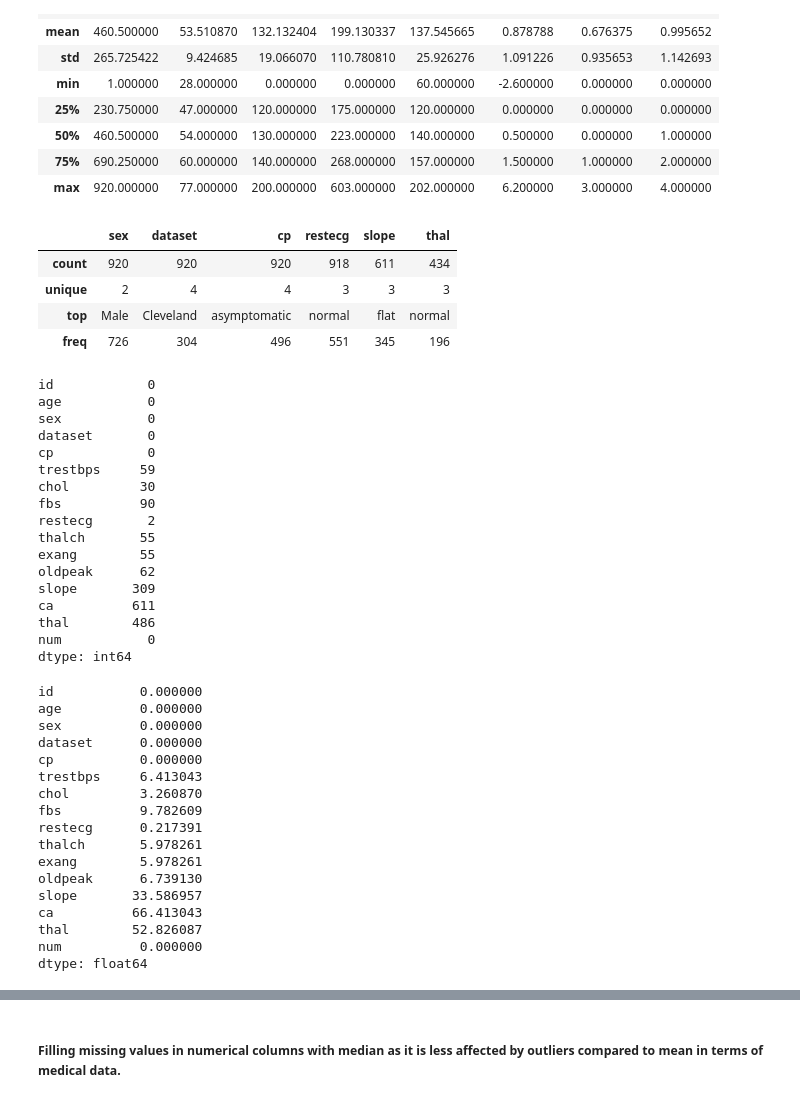
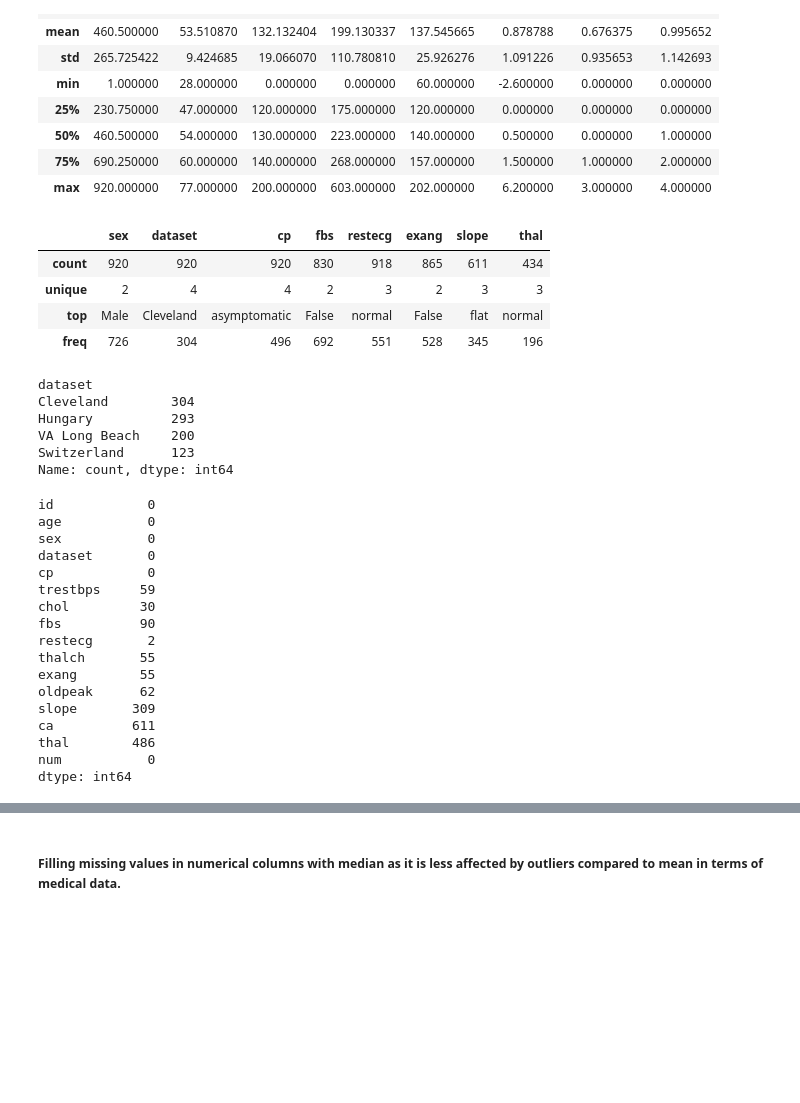
Before and after one commit to Data200-Jan2026/project-clueless, a Jupyter notebook: WeeklyDeliverables/ExploratoryDataAnalysis.ipynb, the cells around one changed output, grey strips where cells are left out. Saved outputs shown, nothing was run; the diff lists cells and outputs as text; code cells hidden in the pictures; blank space fills up the shorter version.

```diff
--- a/WeeklyDeliverables/ExploratoryDataAnalysis.ipynb
+++ b/WeeklyDeliverables/ExploratoryDataAnalysis.ipynb
@@ -68,17 +68,25 @@ df.describe()
 | 75% | 690.250000 | 60.000000 | 140.000000 | 268.000000 | 157.000000 | 1.500000 | 1.000000 | 2.000000 |
 | max | 920.000000 | 77.000000 | 200.000000 | 603.000000 | 202.000000 | 6.200000 | 3.000000 | 4.000000 |
 # %%
-df.describe(include="str")
+df.describe(include="object")
 # %% [output]
-|  | sex | dataset | cp | restecg | slope | thal |
-| count | 920 | 920 | 920 | 918 | 611 | 434 |
-| unique | 2 | 4 | 4 | 3 | 3 | 3 |
-| top | Male | Cleveland | asymptomatic | normal | flat | normal |
-| freq | 726 | 304 | 496 | 551 | 345 | 196 |
+|  | sex | dataset | cp | fbs | restecg | exang | slope | thal |
+| count | 920 | 920 | 920 | 830 | 918 | 865 | 611 | 434 |
+| unique | 2 | 4 | 4 | 2 | 3 | 2 | 3 | 3 |
+| top | Male | Cleveland | asymptomatic | False | normal | False | flat | normal |
+| freq | 726 | 304 | 496 | 692 | 551 | 528 | 345 | 196 |
+# %%
+df['dataset'].value_counts()
+# %% [output]
+dataset
+Cleveland        304
+Hungary          293
+VA Long Beach    200
+Switzerland      123
+Name: count, dtype: int64
 # %%
 missing_values = df.isna().sum()
 display(missing_values)
-print(f"{missing_values/len(df)*100}")
 # %% [output]
 id            0
 age           0
@@ -97,20 +105,3 @@ ca          611
 thal        486
 num           0
 dtype: int64
-id           0.000000
-age          0.000000
-sex          0.000000
-dataset      0.000000
-cp           0.000000
-trestbps     6.413043
-chol         3.260870
-fbs          9.782609
-restecg      0.217391
-thalch       5.978261
-exang        5.978261
-oldpeak      6.739130
-slope       33.586957
-ca          66.413043
-thal        52.826087
-num          0.000000
-dtype: float64
```
Also changed, not shown: parts of 9 cells of this notebook, 1 other file.
